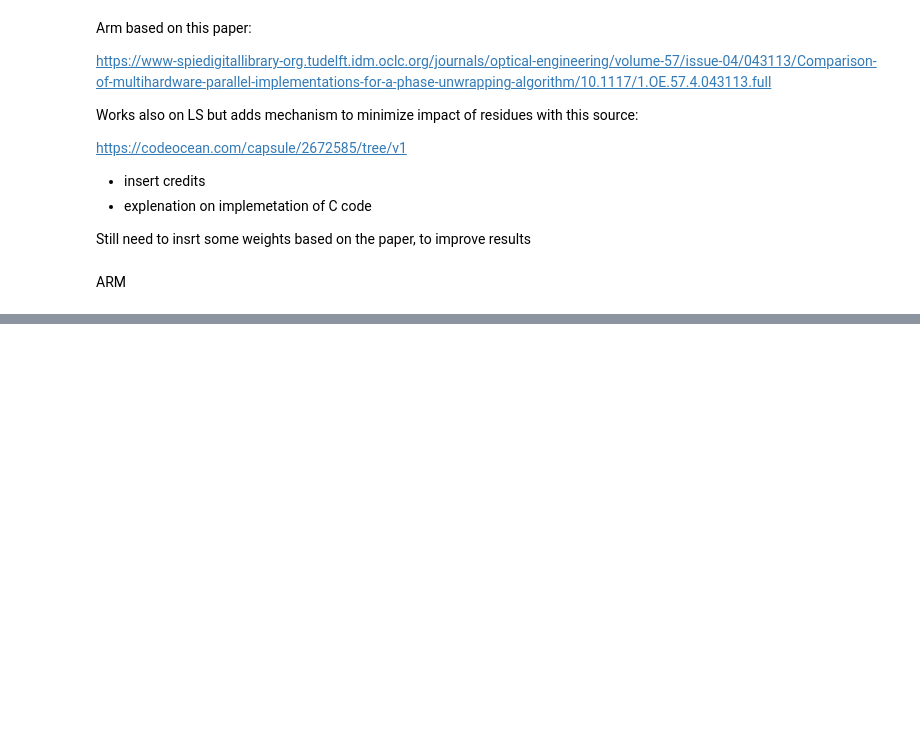
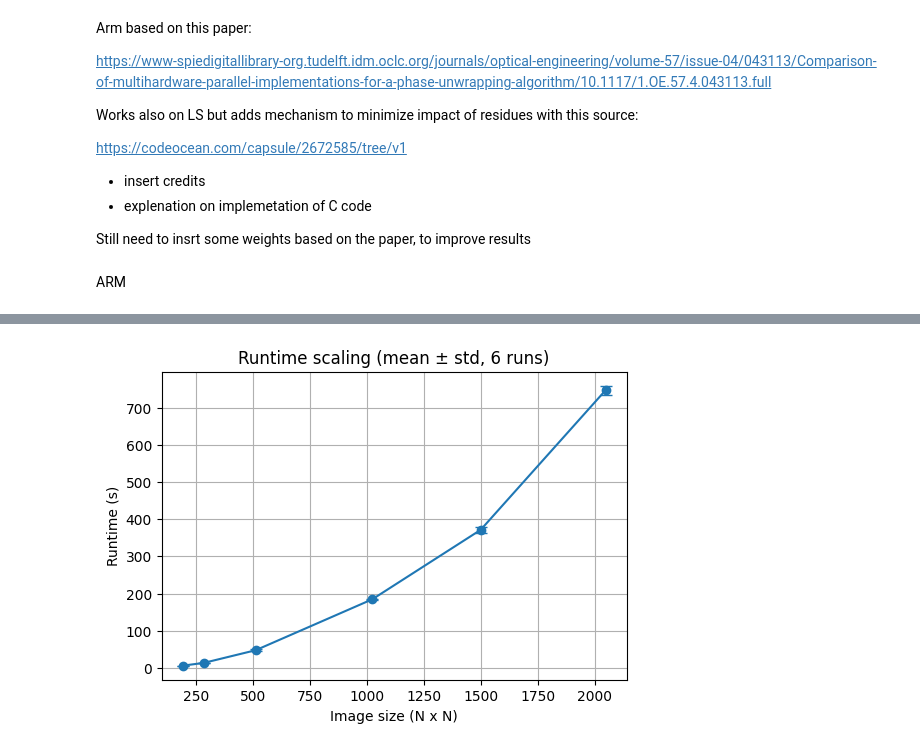
Before and after one commit to oheymans/odt-thesis, a Jupyter notebook: notebooks/ARM.ipynb, the cells around one changed output, grey strips where cells are left out. Saved outputs shown, nothing was run; the diff lists cells and outputs as text; code cells hidden in the pictures; blank space fills up the shorter version.

```diff
--- a/notebooks/ARM.ipynb
+++ b/notebooks/ARM.ipynb
@@ -109,0 +173,80 @@ phi_unw min/max: -23.447269053418314 23.385499380129534
+# %%
+import sys
+import os
+import time
+import numpy as np
+import matplotlib.pyplot as plt
+
+sys.path.append(os.path.abspath(".."))
+from src.ARM.unwrap_arm import unwrap_phase_ARM
+def make_ramp(Nx, Ny, px=1.0, py=1.0, slope_x=0.05, slope_y=0.0):
+    x = (np.arange(Nx) - Nx/2) * px
+    y = (np.arange(Ny) - Ny/2) * py
+    X, Y = np.meshgrid(x, y, indexing="xy")
+    phi_true = slope_x * X + slope_y * Y
+    phi_wrap = np.angle(np.exp(1j * phi_true))
+    return phi_true, phi_wrap
+
+sizes = [192, 284, 512, 1024, 1500, 2048]
+repeats = 6  # how many times per size
+
+times_mean = []
+times_std = []
+unwrapped_results = {}
+
+# --- progress tracking ---
+total_jobs = len(sizes) * repeats
+job_counter = 0
+global_start = time.time()
+
+for N in sizes:
+    durations = []
+    phi_true, phi_wrap = make_ramp(N, N, slope_x=0.1, slope_y=0.05)
+
+    for r in range(repeats):
+        job_counter += 1
+        start = time.time()
+        mask = np.ones_like(phi_wrap, dtype=np.float64)
+
+        phi_unwrapped = unwrap_phase_ARM(
+            phi_wrap, mask=mask,
+            mu=1.0, lam=0.001,
+            nIter=10000, ban_OmegaInit=0
+            )
+
+
+        end = time.time()
+        durations.append(end - start)
+
+        # progress update
+        elapsed = time.time() - global_start
+        avg_time = elapsed / job_counter
+        remaining = (total_jobs - job_counter) * avg_time
+        print(f"[{job_counter}/{total_jobs}] "
+              f"N={N}, repeat={r+1}, time={end-start:.3f}s | "
+              f"ETA: {remaining/60:.2f} min")
+
+    unwrapped_results[N] = phi_unwrapped
+
+    durations = np.array(durations)
+    times_mean.append(durations.mean())
+    times_std.append(durations.std())
+
+# --- plot runtimes with error bars ---
+plt.figure(figsize=(6,4))
+plt.errorbar(sizes, times_mean, yerr=times_std, fmt="o-", capsize=4)
+plt.xlabel("Image size (N x N)")
+plt.ylabel("Runtime (s)")
+plt.title(f"Runtime scaling (mean ± std, {repeats} runs)")
+plt.grid(True)
+plt.show()
+
+# --- plot unwrapped phase side by side ---
+fig, axs = plt.subplots(1, len(sizes), figsize=(3*len(sizes), 3))
+for i, N in enumerate(sizes):
+    axs[i].imshow(unwrapped_results[N], cmap="viridis")
+    axs[i].set_title(f"{N}x{N}")
+    axs[i].axis("off")
+plt.tight_layout()
+plt.show()
+# %% [output]
@@ -109,0 +270 @@ phi_unw min/max: -23.447269053418314 23.385499380129534
+[figure, added]
```
Also changed, not shown: parts of 16 cells of this notebook, 1 other file.
